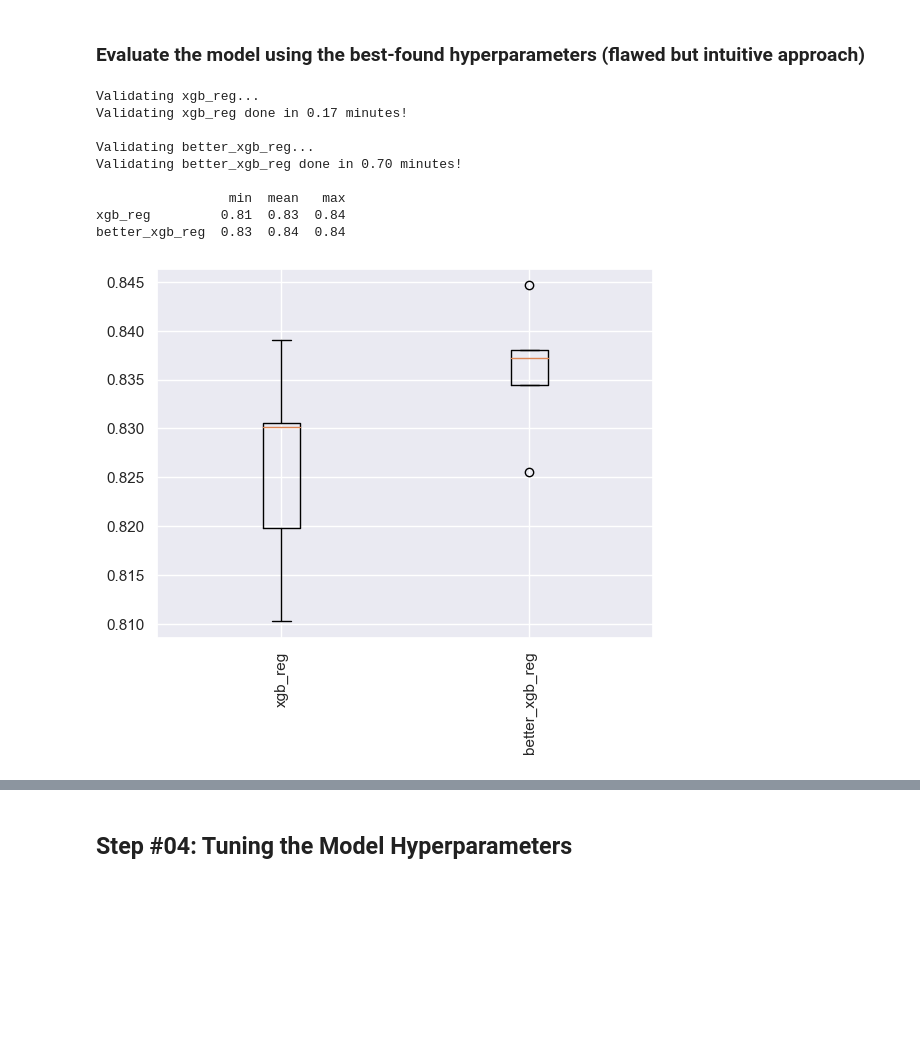
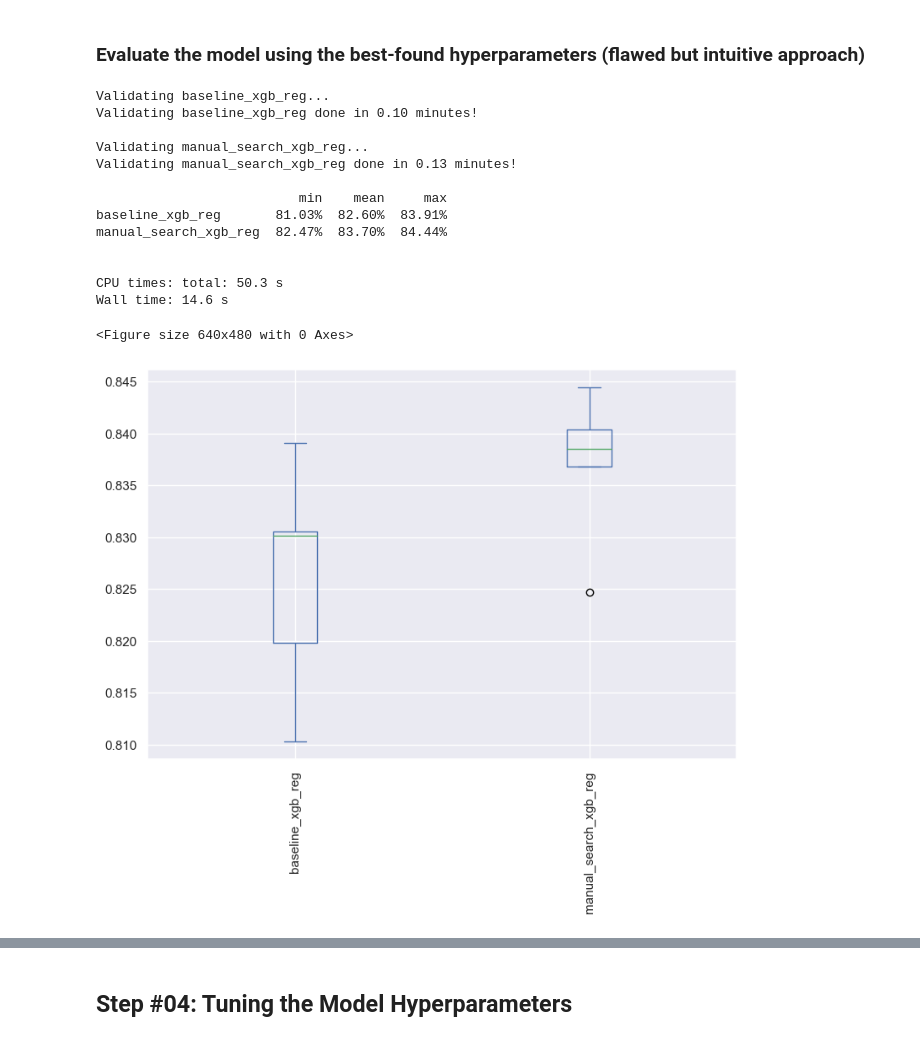
Before and after one commit to mohebmaher/GDSC-California-Housing-Prices, a Jupyter notebook: 04_model_validation-and_tuning.ipynb, the cells around one changed output, grey strips where cells are left out. Cells and saved outputs as stored; diff of their text form; code cells hidden in the pictures; blank space fills up the shorter version.

```diff
--- a/04_model_validation-and_tuning.ipynb
+++ b/04_model_validation-and_tuning.ipynb
@@ -316,15 +316,15 @@ best_min_child_weight
 # %%
 # Instantiate the model:
 xgb_reg = XGBRegressor(
+    n_estimators=best_n_estimators,
+    learning_rate=best_learning_rate,
     max_depth=best_max_depth,
-    learning_rate=best_learning_rate,
-    n_estimators=best_n_estimators,
-    min_child_weight=best_min_child_weight,
+    gamma=best_gamma,
     random_state=42
 );
 # %%
 # Create range of values for the hyperparameter in question:
-gamma = [x for x in np.linspace(start=0.0, stop=1.0, num=5)]
+min_child_weight = [int(x) for x in np.linspace(start=1, stop=10, num=5)]
 # %%
 %%time
 # Perform CV using different hyperparametr values:
@@ -524,15 +524,15 @@ best_reg_lambda
 ### Evaluate the model using the best-found hyperparameters (flawed but intuitive approach)
 # %%
 # Instantiate the xgb_reg baseline model:
-xgb_reg = XGBRegressor(random_state=42);
+baseline_xgb_reg = XGBRegressor(random_state=42);
 # %%
-# Instantiate the better xgb_reg model:
-better_xgb_reg = XGBRegressor(
+# Instantiate the model:
+manual_search_xgb_reg = XGBRegressor(
+    n_estimators=best_n_estimators,
+    learning_rate=best_learning_rate,
     max_depth=best_max_depth,
-    learning_rate=best_learning_rate,
-    n_estimators=best_n_estimators,
+    gamma=best_gamma,
     min_child_weight=best_min_child_weight,
-    gamma=best_gamma,
     subsample=best_subsample,
     colsample_bytree=best_colsample_bytree,
     reg_alpha=best_reg_alpha,
@@ -542,23 +542,28 @@ better_xgb_reg = XGBRegressor(
 # %%
 %%time
 # Compare different models:
 %run "./recipes/compare_models.py";
 results = compare_models(
     X_train,
     y_train,
     r2,
     cv=5,
-    xgb_reg=xgb_reg,
-    better_xgb_reg=better_xgb_reg
+    baseline_xgb_reg=baseline_xgb_reg,
+    manual_search_xgb_reg=manual_search_xgb_reg
 );
 # %% [output]
-Validating xgb_reg...
-Validating xgb_reg done in 0.17 minutes!
+Validating baseline_xgb_reg...
+Validating baseline_xgb_reg done in 0.10 minutes!
 
-Validating better_xgb_reg...
-Validating better_xgb_reg done in 0.70 minutes!
+Validating manual_search_xgb_reg...
+Validating manual_search_xgb_reg done in 0.13 minutes!
 
-                 min  mean   max
-xgb_reg         0.81  0.83  0.84
-better_xgb_reg  0.83  0.84  0.84
+                          min    mean     max
+baseline_xgb_reg       81.03%  82.60%  83.91%
+manual_search_xgb_reg  82.47%  83.70%  84.44%
+
+
+CPU times: total: 50.3 s
+Wall time: 14.6 s
+<Figure size 640x480 with 0 Axes>
-[figure, old version]
+[figure, new version]
```
Also changed, not shown: parts of 64 cells of this notebook.
